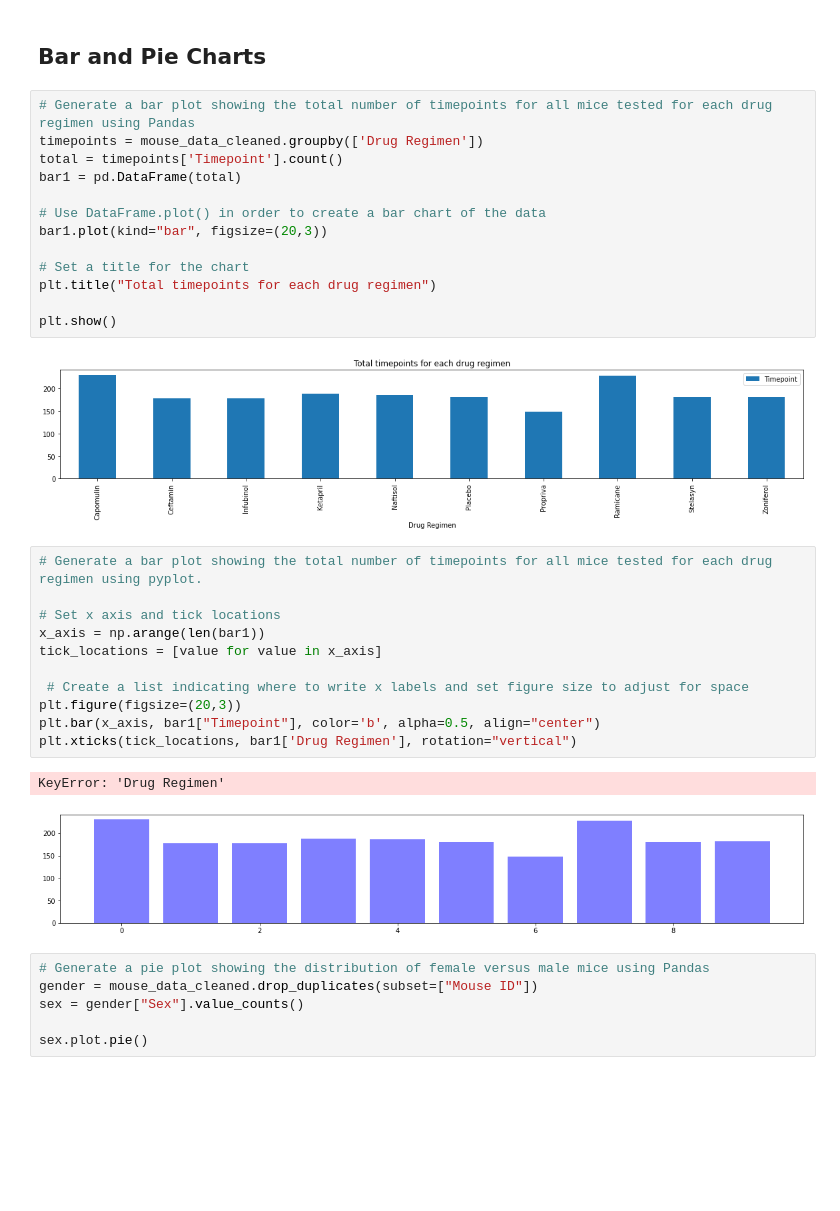
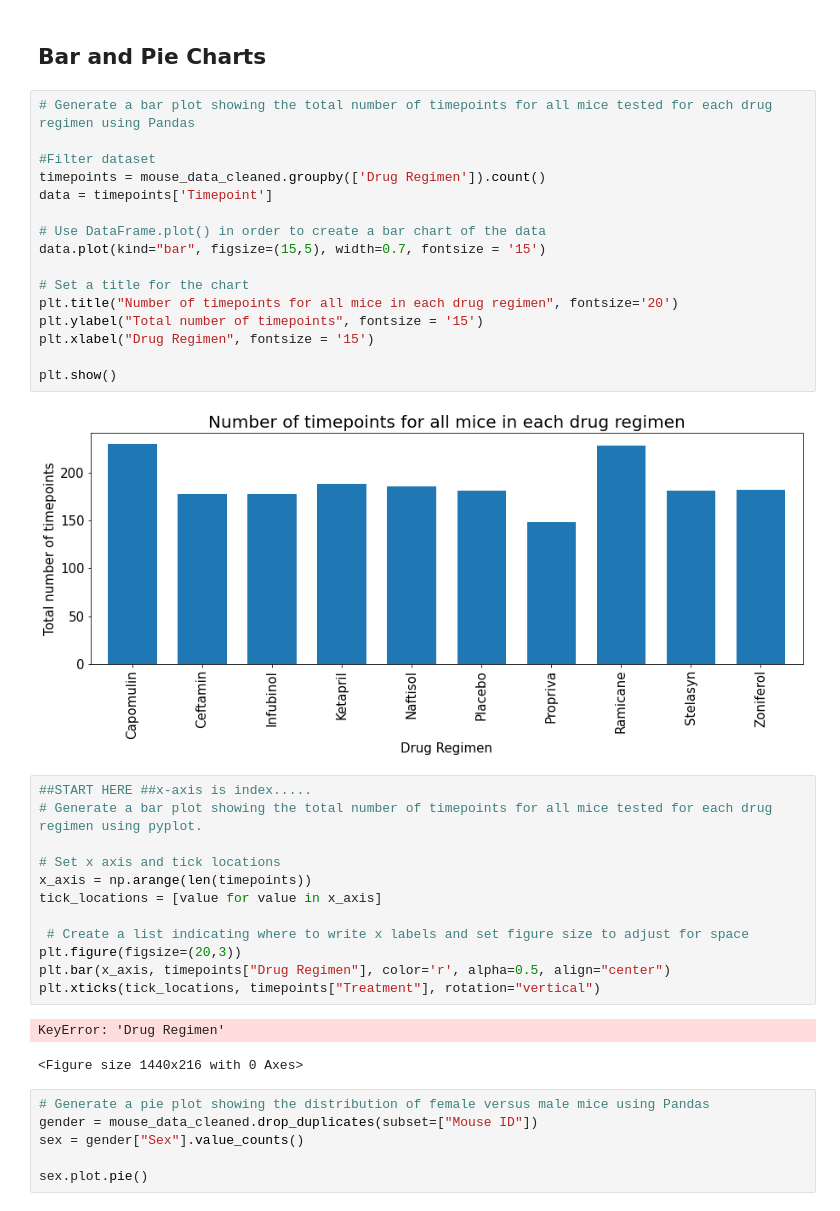
Before and after one commit to klbowman/Pharmaceutical-Data-Analysis, a Jupyter notebook: Pymaceuticals/pymaceuticals_kbowman.ipynb, the cells around one changed output. Saved outputs shown, nothing was run; the diff lists cells and outputs as text; blank space fills up the shorter version.

```diff
--- a/Pymaceuticals/pymaceuticals_kbowman.ipynb
+++ b/Pymaceuticals/pymaceuticals_kbowman.ipynb
@@ -117,33 +117,37 @@ regimen['Tumor Volume (mm3)'].aggregate(func = ['mean', 'median', 'var', 'std','
 ## Bar and Pie Charts
 # %%
 # Generate a bar plot showing the total number of timepoints for all mice tested for each drug regimen using Pandas
-timepoints = mouse_data_cleaned.groupby(['Drug Regimen'])
-total = timepoints['Timepoint'].count()
-bar1 = pd.DataFrame(total)
+
+#Filter dataset
+timepoints = mouse_data_cleaned.groupby(['Drug Regimen']).count()
+data = timepoints['Timepoint']
 
 # Use DataFrame.plot() in order to create a bar chart of the data
-bar1.plot(kind="bar", figsize=(20,3))
+data.plot(kind="bar", figsize=(15,5), width=0.7, fontsize = '15')
 
 # Set a title for the chart
-plt.title("Total timepoints for each drug regimen")
+plt.title("Number of timepoints for all mice in each drug regimen", fontsize='20')
+plt.ylabel("Total number of timepoints", fontsize = '15')
+plt.xlabel("Drug Regimen", fontsize = '15')
 
 plt.show()
 # %% [output]
-[figure, old version]
+[figure, new version]
 # %%
+##START HERE ##x-axis is index.....
 # Generate a bar plot showing the total number of timepoints for all mice tested for each drug regimen using pyplot.
 
 # Set x axis and tick locations
-x_axis = np.arange(len(bar1))
+x_axis = np.arange(len(timepoints))
 tick_locations = [value for value in x_axis]
 
  # Create a list indicating where to write x labels and set figure size to adjust for space
 plt.figure(figsize=(20,3))
-plt.bar(x_axis, bar1["Timepoint"], color='b', alpha=0.5, align="center")
-plt.xticks(tick_locations, bar1['Drug Regimen'], rotation="vertical")
+plt.bar(x_axis, timepoints["Drug Regimen"], color='r', alpha=0.5, align="center")
+plt.xticks(tick_locations, timepoints["Treatment"], rotation="vertical")
 # %% [output]
 KeyError: 'Drug Regimen'
-[figure, removed]
+<Figure size 1440x216 with 0 Axes>
 # %%
 # Generate a pie plot showing the distribution of female versus male mice using Pandas
 gender = mouse_data_cleaned.drop_duplicates(subset=["Mouse ID"])
```
